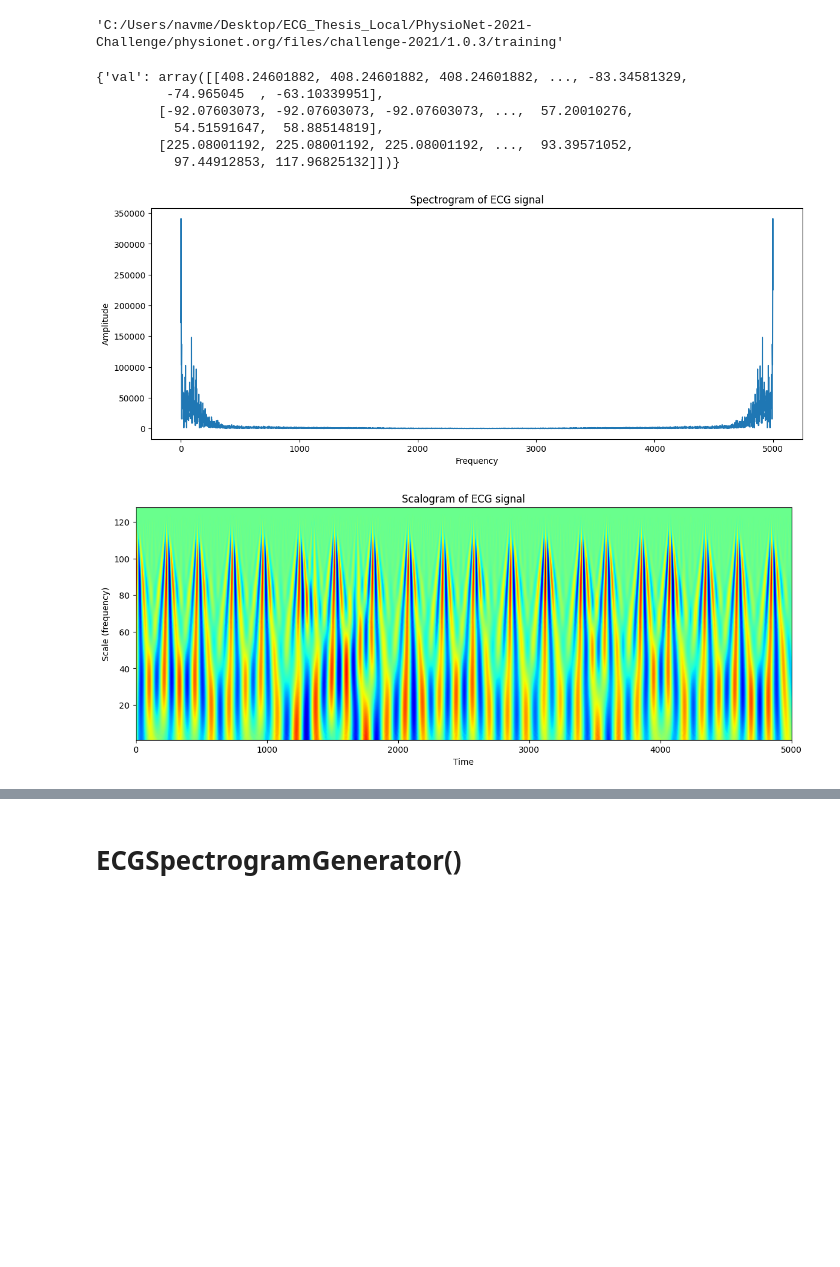
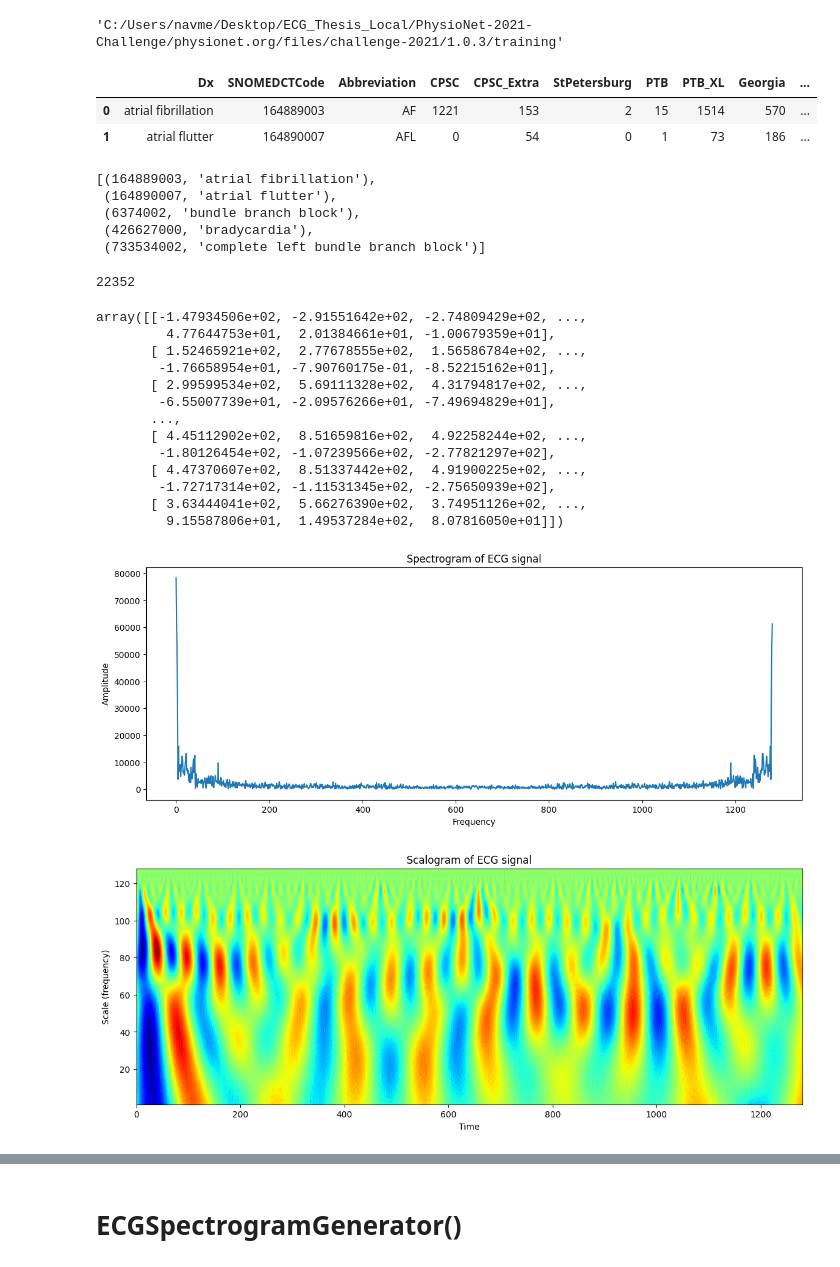
Before and after one commit to naavie/ECG_Project, a Jupyter notebook: Notebooks/Colab/Spectral.ipynb, the cells around one changed output, grey strips where cells are left out. Cells and saved outputs as stored; diff of their text form; code cells hidden in the pictures; blank space fills up the shorter version.

```diff
--- a/Notebooks/Colab/Spectral.ipynb
+++ b/Notebooks/Colab/Spectral.ipynb
@@ -31,6 +36,13 @@ PhysioNet_PATH = f'C:/Users/navme/Desktop/ECG_Thesis_Local/PhysioNet-2021-Challe
 PhysioNet_PATH
 # %% [output]
 'C:/Users/navme/Desktop/ECG_Thesis_Local/PhysioNet-2021-Challenge/physionet.org/files/challenge-2021/1.0.3/training'
-# %%
-train_set = PhysioNetDataset(PhysioNet_PATH, train=True)
-val_set = PhysioNetDataset(PhysioNet_PATH, train=False)
+# %%
+smowmed_mappings_path = 'C:/Users/navme/Desktop/ECG_Project/Data/SNOWMED-CT Codes/combined_mappings.csv'
+
+# Load the SNOMED-CT mappings
+smowmed_mappings = pd.read_csv(smowmed_mappings_path)
+smowmed_mappings.head(2)
+# %% [output]
+|  | Dx | SNOMEDCTCode | Abbreviation | CPSC | CPSC_Extra | StPetersburg | PTB | PTB_XL | Georgia | ... |
+| 0 | atrial fibrillation | 164889003 | AF | 1221 | 153 | 2 | 15 | 1514 | 570 | ... |
+| 1 | atrial flutter | 164890007 | AFL | 0 | 54 | 0 | 1 | 73 | 186 | ... |
@@ -36,0 +58,8 @@ val_set = PhysioNetDataset(PhysioNet_PATH, train=False)
+# %%
+list(codes_dict.items())[:5]
+# %% [output]
+[(164889003, 'atrial fibrillation'),
+ (164890007, 'atrial flutter'),
+ (6374002, 'bundle branch block'),
+ (426627000, 'bradycardia'),
+ (733534002, 'complete left bundle branch block')]
@@ -37,12 +188,24 @@ val_set = PhysioNetDataset(PhysioNet_PATH, train=False)
+# %%
+expA_dataset = PhysioNetDataset(PhysioNet_PATH, train=False)
+len(expA_dataset)  # Should be 22353 records in total
+# %% [output]
+22352
 # %%
 train_set[0][1]
 # %% [output]
-{'val': array([[408.24601882, 408.24601882, 408.24601882, ..., -83.34581329,
-         -74.965045  , -63.10339951],
-        [-92.07603073, -92.07603073, -92.07603073, ...,  57.20010276,
-          54.51591647,  58.88514819],
-        [225.08001192, 225.08001192, 225.08001192, ...,  93.39571052,
-          97.44912853, 117.96825132]])}
+array([[-1.47934506e+02, -2.91551642e+02, -2.74809429e+02, ...,
+         4.77644753e+01,  2.01384661e+01, -1.00679359e+01],
+       [ 1.52465921e+02,  2.77678555e+02,  1.56586784e+02, ...,
+        -1.76658954e+01, -7.90760175e-01, -8.52215162e+01],
+       [ 2.99599534e+02,  5.69111328e+02,  4.31794817e+02, ...,
+        -6.55007739e+01, -2.09576266e+01, -7.49694829e+01],
+       ...,
+       [ 4.45112902e+02,  8.51659816e+02,  4.92258244e+02, ...,
+        -1.80126454e+02, -1.07239566e+02, -2.77821297e+02],
+       [ 4.47370607e+02,  8.51337442e+02,  4.91900225e+02, ...,
+        -1.72717314e+02, -1.11531345e+02, -2.75650939e+02],
+       [ 3.63444041e+02,  5.66276390e+02,  3.74951126e+02, ...,
+         9.15587806e+01,  1.49537284e+02,  8.07816050e+01]])
 # %%
 import matplotlib.pyplot as plt
 from scipy.fft import fft
@@ -50,36 +213,36 @@ import pywt
 
 # 1. Extract ECG signal
 # Assuming the 'val' is your ECG signal and selecting the first lead
 index = 0  # change this to choose different signals
-ecg_data = train_set[index][1]['val']
+ecg_data = train_set[index][1]
 ecg_signal = ecg_data[0]  # selecting the first lead
 
 # 2. Apply Fourier Transform
 ecg_fft = fft(ecg_signal)
 
 # 3. Visualize Fourier Transform (Spectrogram)
 plt.figure(figsize=(14, 5))
 plt.plot(np.abs(ecg_fft))
 plt.title('Spectrogram of ECG signal')
 plt.xlabel('Frequency')
 plt.ylabel('Amplitude')
 plt.show()
 
 # 4. Apply Wavelet Transform
 waveletname = 'morl'
 coeffs, freqs = pywt.cwt(ecg_signal, np.arange(1, 128), waveletname)
 
 # 5. Visualize Wavelet Transform (Scalogram)
 plt.figure(figsize=(14, 5))
 plt.imshow(coeffs, aspect='auto', cmap='jet',
            extent=[0, len(ecg_signal), 1, 128])
 plt.title('Scalogram of ECG signal')
 plt.xlabel('Time')
 plt.ylabel('Scale (frequency)')
 plt.show()
 # %% [output]
-[figure, old version]
+[figure, new version]
-[figure, old version]
+[figure, new version]
 # %%
 # 6. Apply Fourier Transform and plot spectrogram
 plt.figure(figsize=(14, 5))
```
Also changed, not shown: parts of 12 cells of this notebook.
